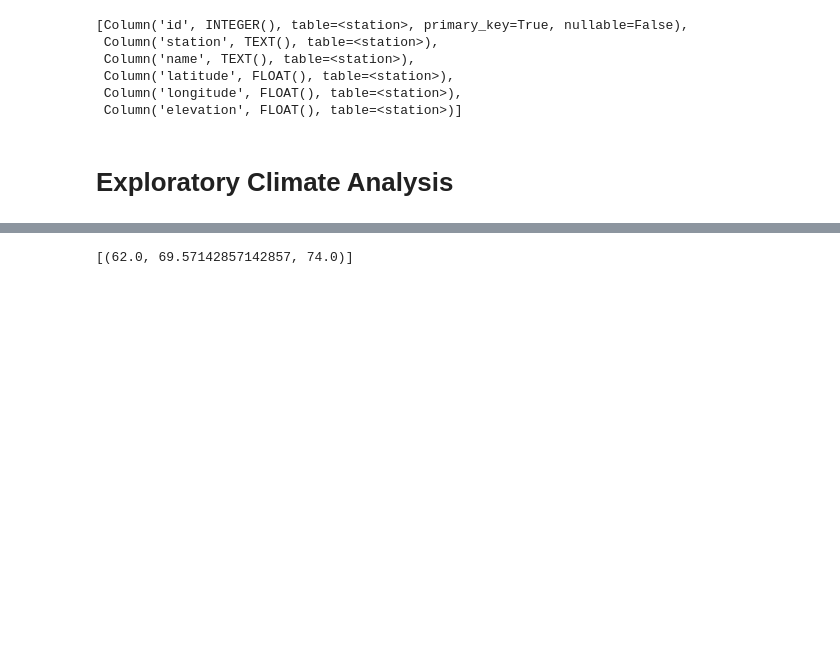
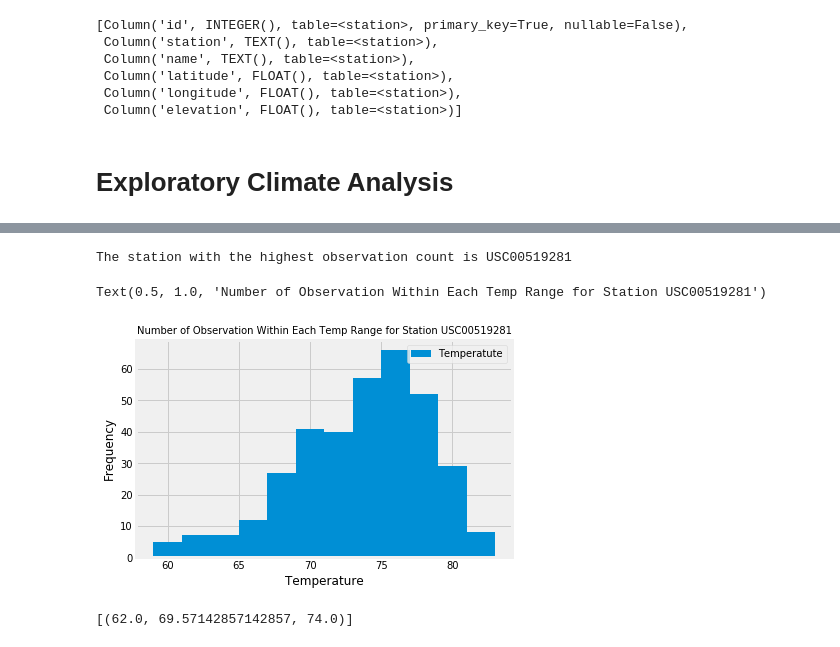
Before and after one commit to jteickholt/sqlalchemy-challenge, a Jupyter notebook: climate_starter.ipynb, the cells around one changed output, grey strips where cells are left out. Drawn from its saved outputs; the diff is of its cells as text; code cells hidden in the pictures; blank space fills up the shorter version.

```diff
--- a/climate_starter.ipynb
+++ b/climate_starter.ipynb
@@ -136,3 +160,45 @@ precip_df.head(25)
+# %%
+# Find Station with the highest observation count.  Order by the count of id's per station, sort by
+# descending order and output the first, which will be the staton with the higher observation count.
+
+highestcount=session.query(Measurement.station).group_by(Measurement.station). \
+            order_by(func.count(Measurement.id).desc()).first()
+
+# Unpack the tuple result so it can be used as a variable
+
+activestation, = highestcount
+
+# Print out the station number.
+
+print(f"The station with the highest observation count is {activestation}")
+# %% [output]
+The station with the highest observation count is USC00519281
+# %%
+# Query temperature measurement for the last year for the station with the highest number of observations
+
+temps = session.query(Measurement.station , Measurement.date, Measurement.tobs).filter(Measurement.date>=date_1yrago). \
+                    filter(Measurement.station == activestation).all()
+
+# Unpack the list of tuples
+
+templist= list(zip(*temps))
+
+# Assign list elements to variables
+
+station1, date1, temp1 = templist
+
+# Create a histogram of the temperatures
+
+fig, ax = plt.subplots()
+
+ax.hist(temp1, bins=12, label='Temperatute')
+ax.legend(loc='upper right')
+ax.set_ylabel('Frequency')
+ax.set_xlabel('Temperature')
+ax.set_title(f"Number of Observation Within Each Temp Range for Station {activestation}", fontsize='medium')
+# %% [output]
+Text(0.5, 1.0, 'Number of Observation Within Each Temp Range for Station USC00519281')
+[figure, added]
 # %%
 # This function called `calc_temps` will accept start date and end date in the format '%Y-%m-%d'
 # and return the minimum, average, and maximum temperatures for that range of dates
```
Also changed, not shown: parts of 12 cells of this notebook.
